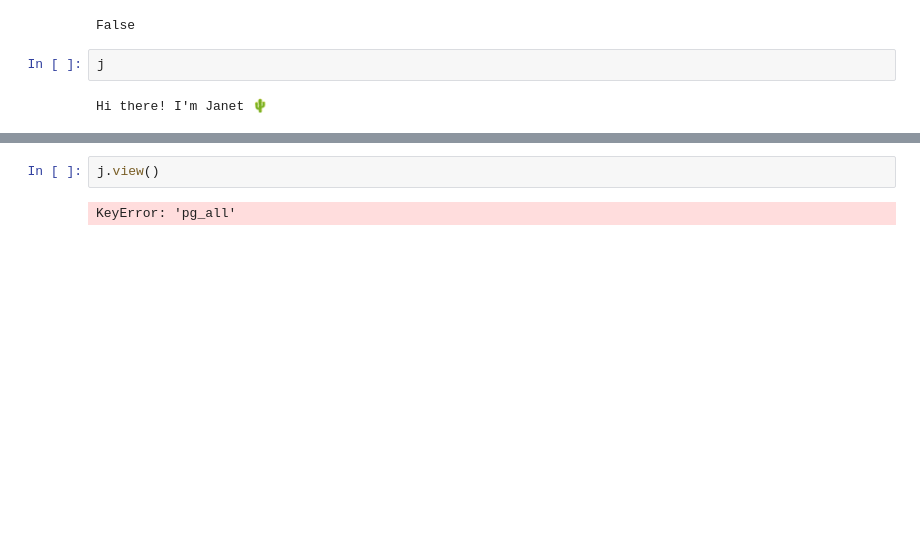
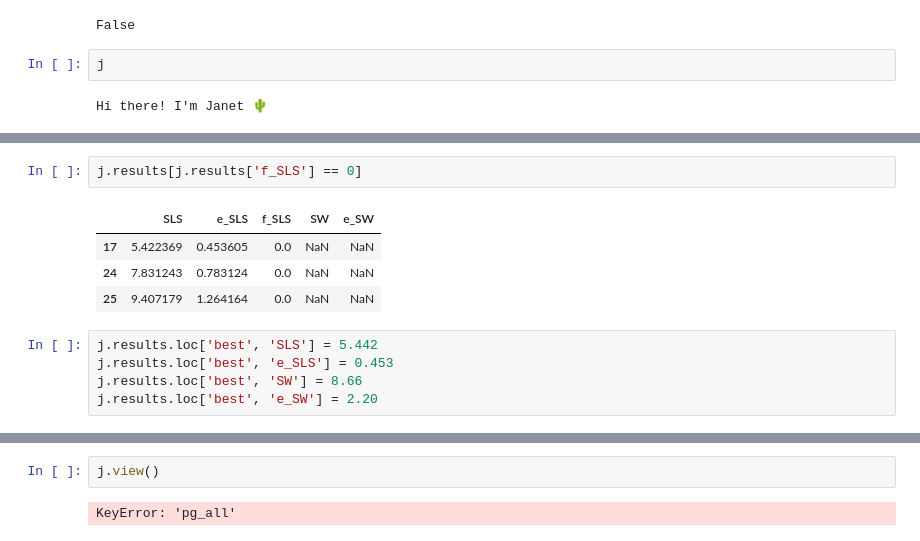
Before and after one commit to ojhall94/michael, a Jupyter notebook: Examples/Example.ipynb, the cells around one changed output, grey strips where cells are left out. Drawn from its saved outputs; the diff is of its cells as text; blank space fills up the shorter version.

```diff
--- a/Examples/Example.ipynb
+++ b/Examples/Example.ipynb
@@ -81,0 +91,12 @@ Hi there! I'm Janet 🌵
+# %%
+j.results[j.results['f_SLS'] == 0]
+# %% [output]
+|  | SLS | e_SLS | f_SLS | SW | e_SW |
+| 17 | 5.422369 | 0.453605 | 0.0 | NaN | NaN |
+| 24 | 7.831243 | 0.783124 | 0.0 | NaN | NaN |
+| 25 | 9.407179 | 1.264164 | 0.0 | NaN | NaN |
+# %%
+j.results.loc['best', 'SLS'] = 5.442
+j.results.loc['best', 'e_SLS'] = 0.453
+j.results.loc['best', 'SW'] = 8.66
+j.results.loc['best', 'e_SW'] = 2.20
```
Also changed, not shown: parts of 11 cells of this notebook, 1 other file.
